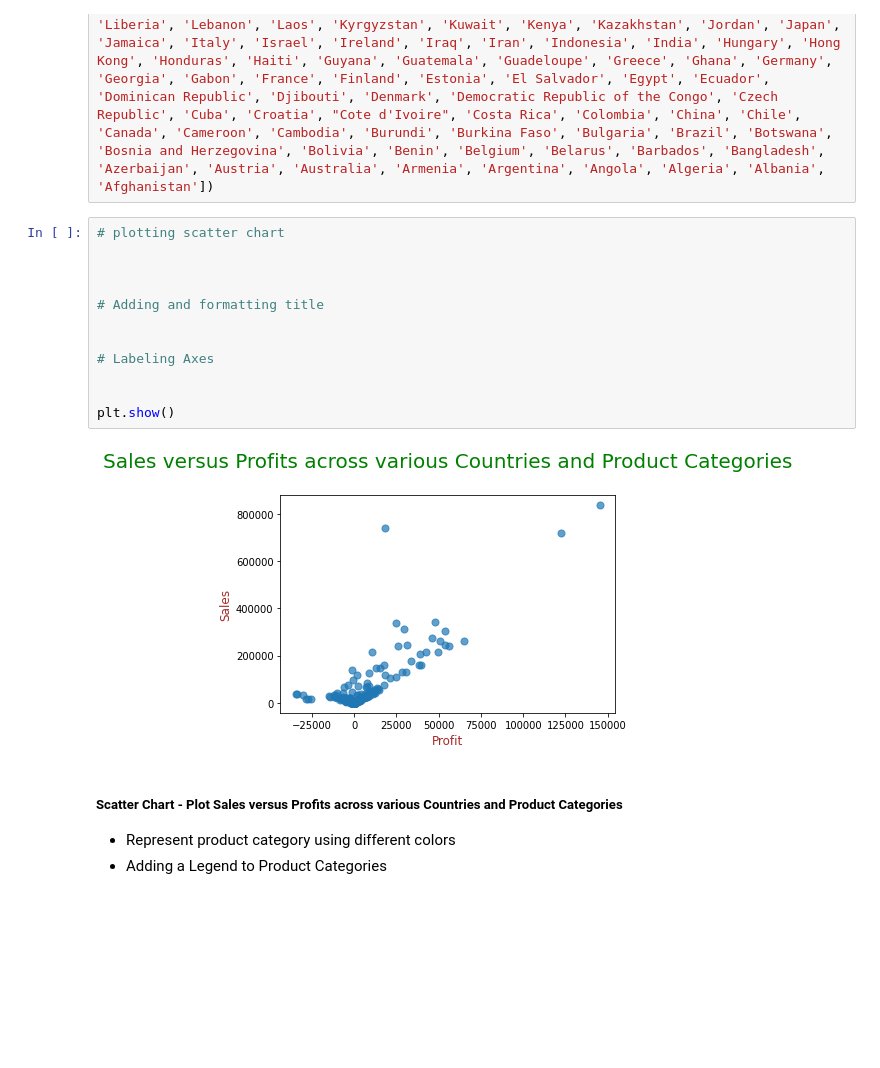
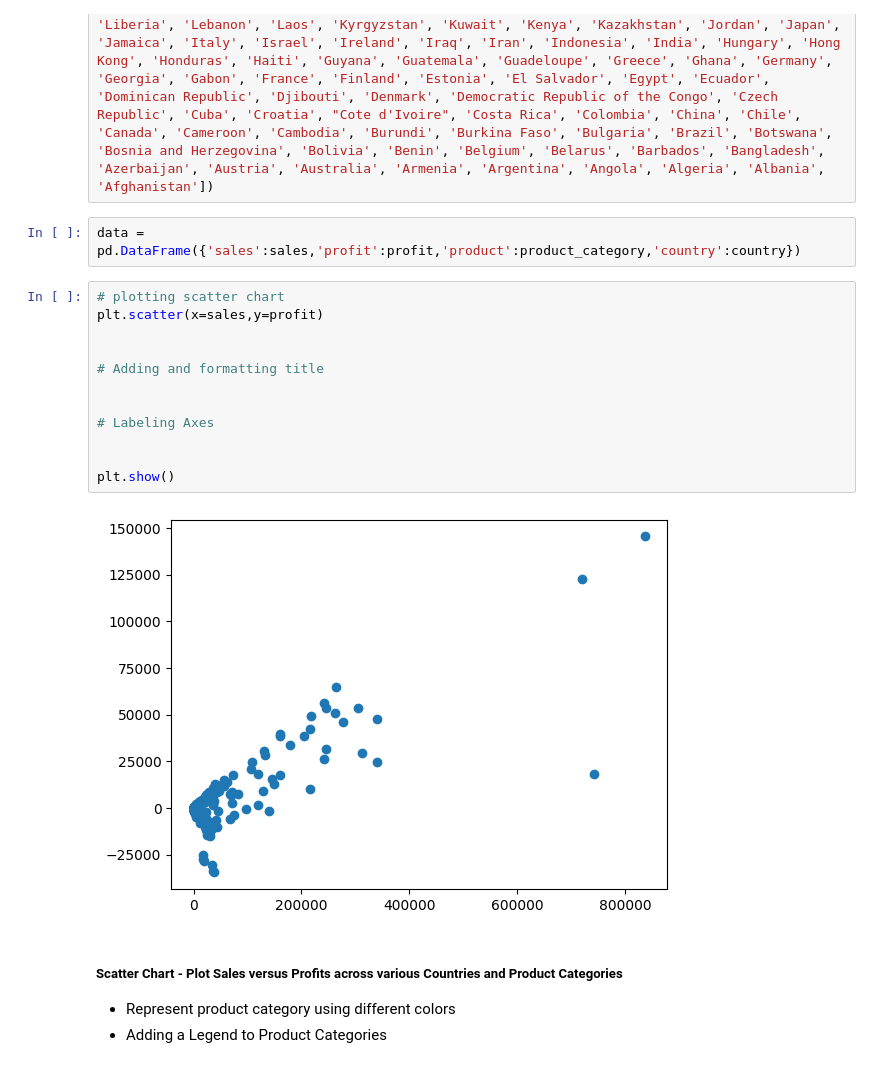
Before and after one commit to rommxl/Lab-experiments, a Jupyter notebook: FODS/exp 7/Lab_7_Matplotlib+Code+along.ipynb, the cells around one changed output. Saved outputs shown, nothing was run; the diff lists cells and outputs as text; blank space fills up the shorter version.

```diff
--- a/FODS/exp 7/Lab_7_Matplotlib+Code+along.ipynb
+++ b/FODS/exp 7/Lab_7_Matplotlib+Code+along.ipynb
@@ -66,17 +68,19 @@ country = np.array(['Zimbabwe', 'Zambia', 'Yemen', 'Vietnam', 'Venezuela', 'Uzbe
+# %%
+data = pd.DataFrame({'sales':sales,'profit':profit,'product':product_category,'country':country})
 # %%
 # plotting scatter chart
-
+plt.scatter(x=sales,y=profit)
 
 
 # Adding and formatting title
 
 
 # Labeling Axes
 
 
 plt.show()
 # %% [output]
-[figure, old version]
+[figure, new version]
 # %% [markdown]
 ##### Scatter Chart - Plot Sales versus Profits across various Countries and Product Categories
 
```
Also changed, not shown: parts of 2 cells of this notebook.
